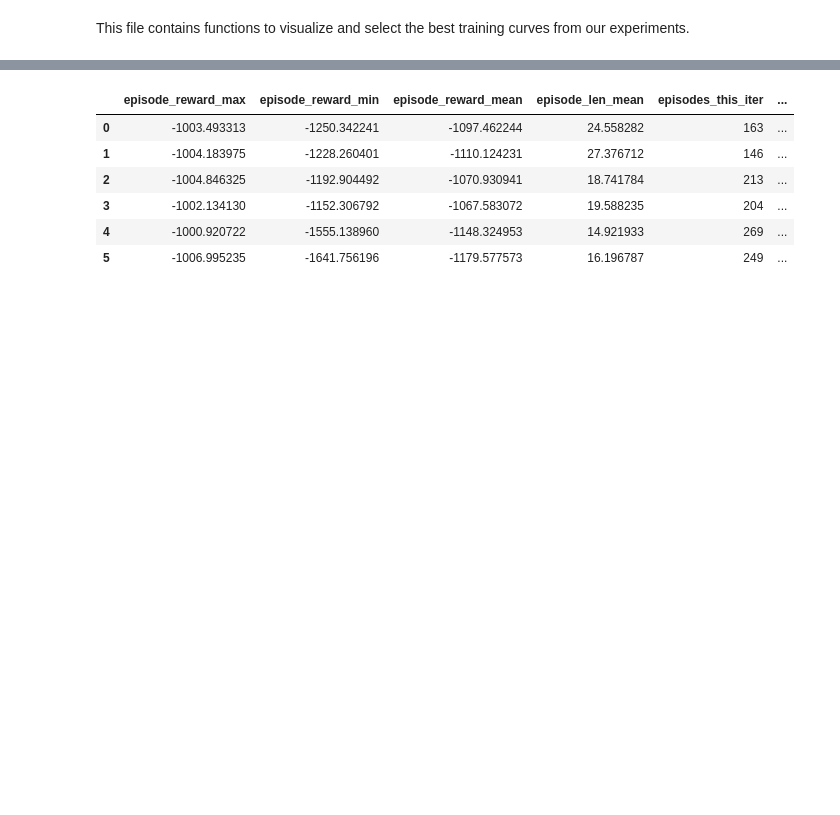
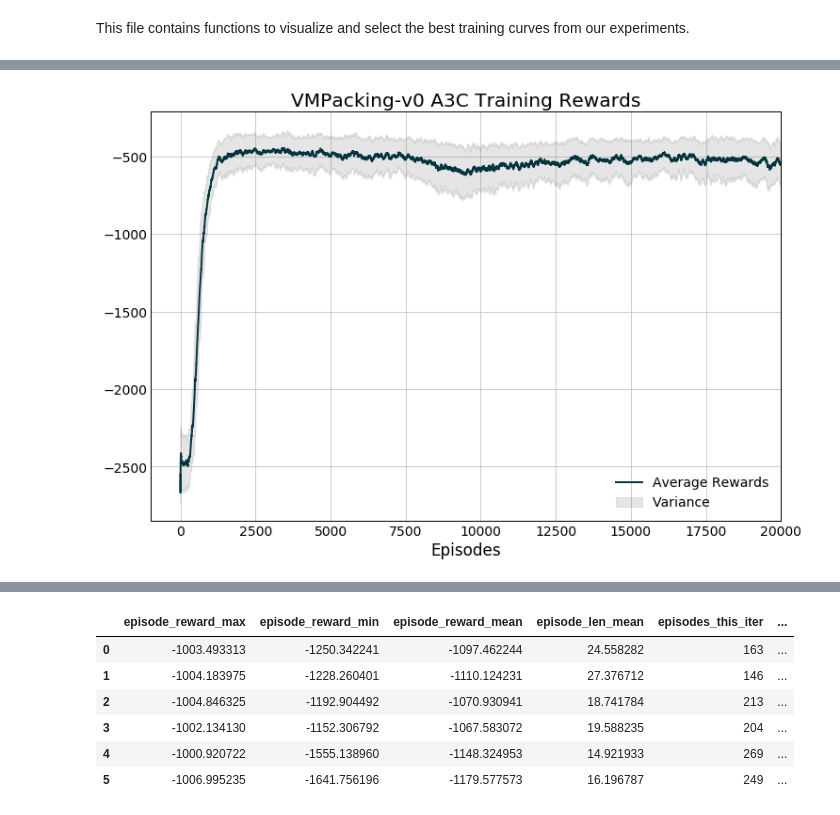
Before and after one commit to hubbs5/or-gym, a Jupyter notebook: notebooks/training_curves.ipynb, the cells around one changed output, grey strips where cells are left out. Drawn from its saved outputs; the diff is of its cells as text; code cells hidden in the pictures; blank space fills up the shorter version.

```diff
--- a/notebooks/training_curves.ipynb
+++ b/notebooks/training_curves.ipynb
@@ -99,0 +105,15 @@ plt.show()
+# %%
+plt.figure(figsize=(12,8))
+plt.plot(mean_vals, label='Average Rewards')
+# plt.plot(med_reward, label='Median Rewards')
+# plt.fill_between(np.arange(mean_vals.shape[0]), -3000, 0, color='gray', alpha=0.2)
+plt.fill_between(np.arange(mean_vals.shape[0]), fill_min, fill_max,
+                 color='gray', alpha=0.2, label='Variance')
+
+plt.title('VMPacking-v0 A3C Training Rewards')
+plt.legend()
+plt.xlabel('Episodes')
+plt.xlim([-1000, 20000])
+plt.show()
+# %% [output]
+[figure, added]
```
Also changed, not shown: parts of 6 cells of this notebook, 3 other files.
